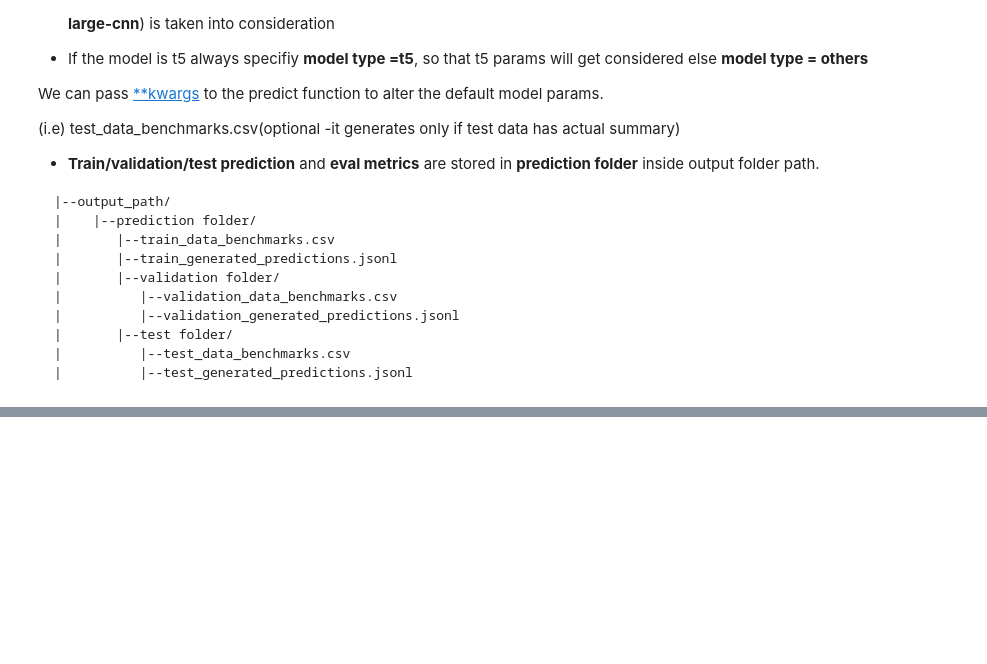
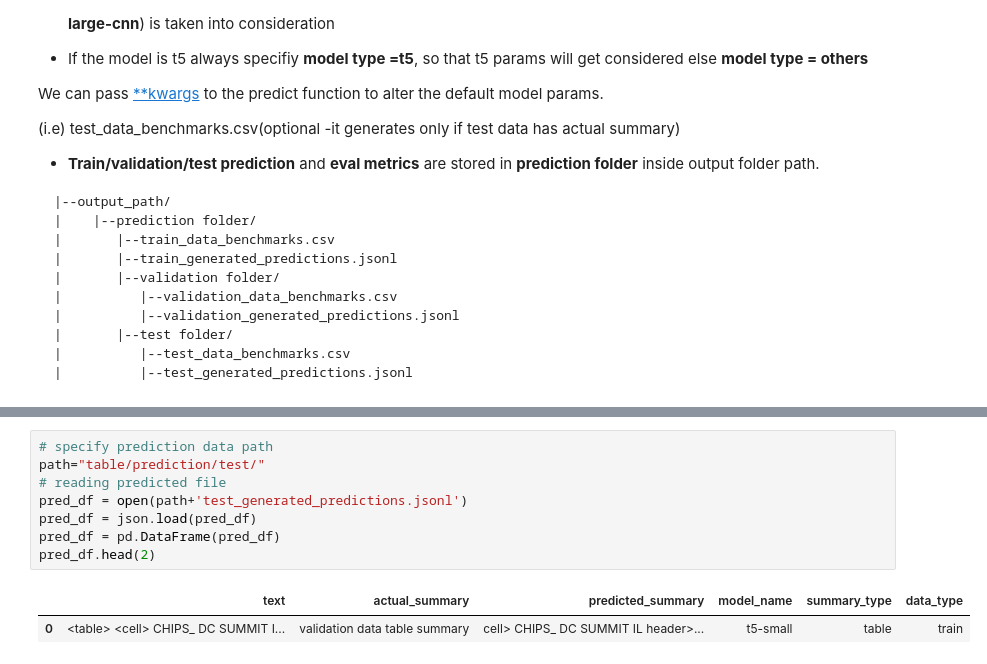
Before and after one commit to krishika-r/summarization_nlp, a Jupyter notebook: Text_table_summarization.ipynb, the cells around one changed output, grey strips where cells are left out. Cells and saved outputs as stored; diff of their text form; blank space fills up the shorter version.

```diff
--- a/Text_table_summarization.ipynb
+++ b/Text_table_summarization.ipynb
@@ -443,0 +533,11 @@ model.predict(test_path="data/test_folder/processed/test_data.json",output_path=
+# %%
+# specify prediction data path
+path="table/prediction/test/"
+# reading predicted file
+pred_df = open(path+'test_generated_predictions.jsonl')
+pred_df = json.load(pred_df)
+pred_df = pd.DataFrame(pred_df)
+pred_df.head(2)
+# %% [output]
+|  | text | actual_summary | predicted_summary | model_name | summary_type | data_type |
+| 0 | <table> <cell> CHIPS_ DC SUMMIT I... | validation data table summary | cell> CHIPS_ DC SUMMIT IL header>... | t5-small | table | train |
```
Also changed, not shown: parts of 26 cells of this notebook, 1 other file.
